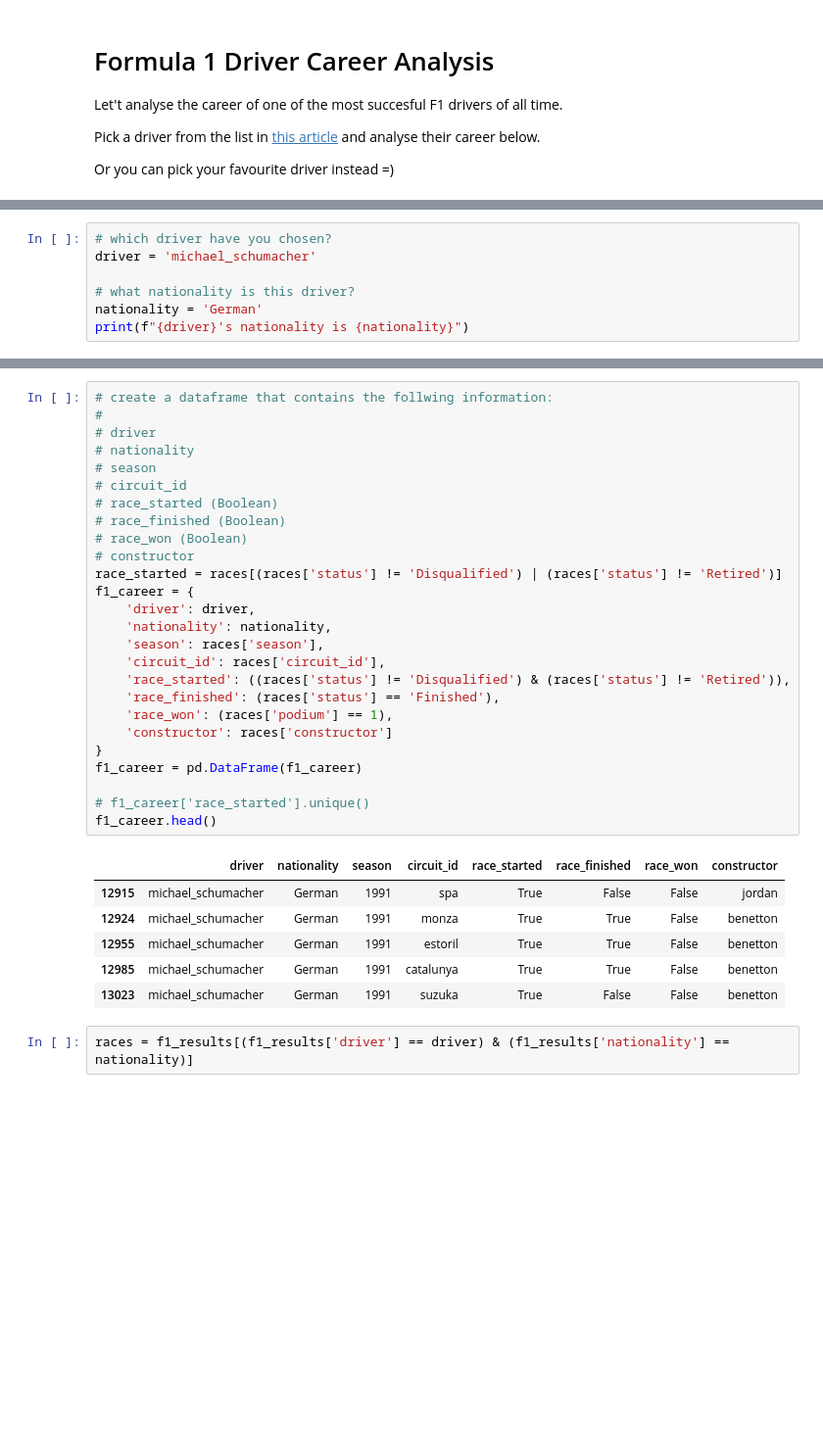
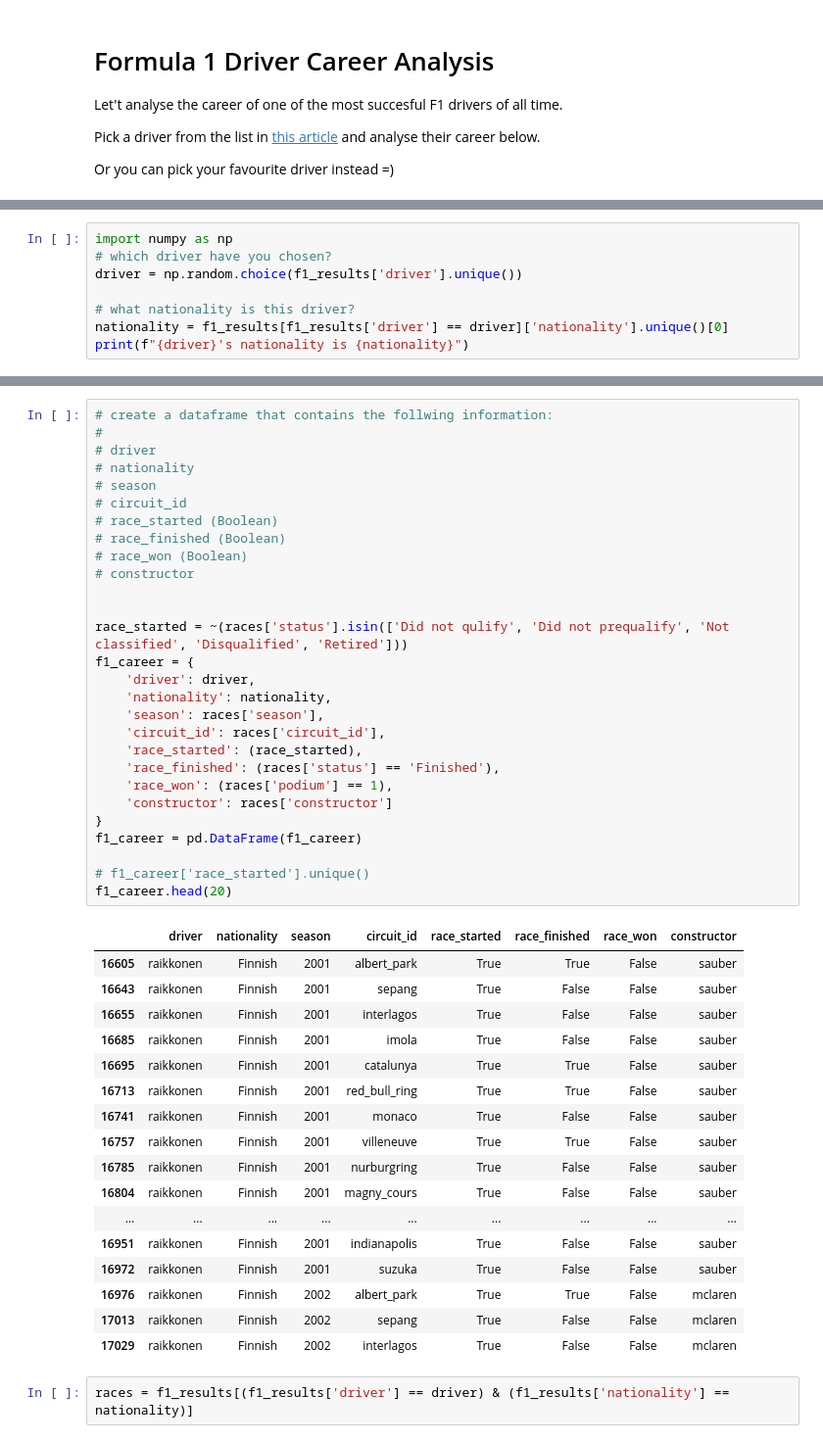
Before and after one commit to Seaful312/bootcamp, a Jupyter notebook: 2022/python_workshop/notebooks/08_pandas.ipynb, the cells around one changed output, grey strips where cells are left out. Shown at 98% size. Saved outputs shown, nothing was run; the diff lists cells and outputs as text; blank space fills up the shorter version.

```diff
--- a/2022/python_workshop/notebooks/08_pandas.ipynb
+++ b/2022/python_workshop/notebooks/08_pandas.ipynb
@@ -929,10 +941,11 @@ array(['farina', 'fagioli', 'reg_parnell', 'cabantous', 'rosier',
        'russell', 'latifi', 'aitken', 'pietro_fittipaldi', 'tsunoda',
        'mick_schumacher', 'mazepin', 'zhou'], dtype=object)
 # %%
+import numpy as np
 # which driver have you chosen?
-driver = 'michael_schumacher'
+driver = np.random.choice(f1_results['driver'].unique())
 
 # what nationality is this driver?
-nationality = 'German'
+nationality = f1_results[f1_results['driver'] == driver]['nationality'].unique()[0]
 print(f"{driver}'s nationality is {nationality}")
 # %% [output]
@@ -993,36 +1019,49 @@ michael_schumacher has won 91 races
 # %%
 # create a dataframe that contains the follwing information:
 #
 # driver
 # nationality
 # season
 # circuit_id
 # race_started (Boolean)
 # race_finished (Boolean)
 # race_won (Boolean)
 # constructor
-race_started = races[(races['status'] != 'Disqualified') | (races['status'] != 'Retired')]
+
+
+race_started = ~(races['status'].isin(['Did not qulify', 'Did not prequalify', 'Not classified', 'Disqualified', 'Retired']))
 f1_career = {
     'driver': driver,
     'nationality': nationality,
     'season': races['season'],
     'circuit_id': races['circuit_id'],
-    'race_started': ((races['status'] != 'Disqualified') & (races['status'] != 'Retired')),
+    'race_started': (race_started),
     'race_finished': (races['status'] == 'Finished'),
     'race_won': (races['podium'] == 1),
     'constructor': races['constructor']
 }
 f1_career = pd.DataFrame(f1_career)
 
 # f1_career['race_started'].unique()
-f1_career.head()
+f1_career.head(20)
 # %% [output]
 |  | driver | nationality | season | circuit_id | race_started | race_finished | race_won | constructor |
-| 12915 | michael_schumacher | German | 1991 | spa | True | False | False | jordan |
-| 12924 | michael_schumacher | German | 1991 | monza | True | True | False | benetton |
-| 12955 | michael_schumacher | German | 1991 | estoril | True | True | False | benetton |
-| 12985 | michael_schumacher | German | 1991 | catalunya | True | True | False | benetton |
-| 13023 | michael_schumacher | German | 1991 | suzuka | True | False | False | benetton |
+| 16605 | raikkonen | Finnish | 2001 | albert_park | True | True | False | sauber |
+| 16643 | raikkonen | Finnish | 2001 | sepang | True | False | False | sauber |
+| 16655 | raikkonen | Finnish | 2001 | interlagos | True | False | False | sauber |
+| 16685 | raikkonen | Finnish | 2001 | imola | True | False | False | sauber |
+| 16695 | raikkonen | Finnish | 2001 | catalunya | True | True | False | sauber |
+| 16713 | raikkonen | Finnish | 2001 | red_bull_ring | True | True | False | sauber |
+| 16741 | raikkonen | Finnish | 2001 | monaco | True | False | False | sauber |
+| 16757 | raikkonen | Finnish | 2001 | villeneuve | True | True | False | sauber |
+| 16785 | raikkonen | Finnish | 2001 | nurburgring | True | False | False | sauber |
+| 16804 | raikkonen | Finnish | 2001 | magny_cours | True | False | False | sauber |
+| ... | ... | ... | ... | ... | ... | ... | ... | ... |
+| 16951 | raikkonen | Finnish | 2001 | indianapolis | True | False | False | sauber |
+| 16972 | raikkonen | Finnish | 2001 | suzuka | True | False | False | sauber |
+| 16976 | raikkonen | Finnish | 2002 | albert_park | True | True | False | mclaren |
+| 17013 | raikkonen | Finnish | 2002 | sepang | True | False | False | mclaren |
+| 17029 | raikkonen | Finnish | 2002 | interlagos | True | False | False | mclaren |
 # %%
 races = f1_results[(f1_results['driver'] == driver) & (f1_results['nationality'] == nationality)]
 # %% [markdown]
```
Also changed, not shown: parts of 15 cells of this notebook.
